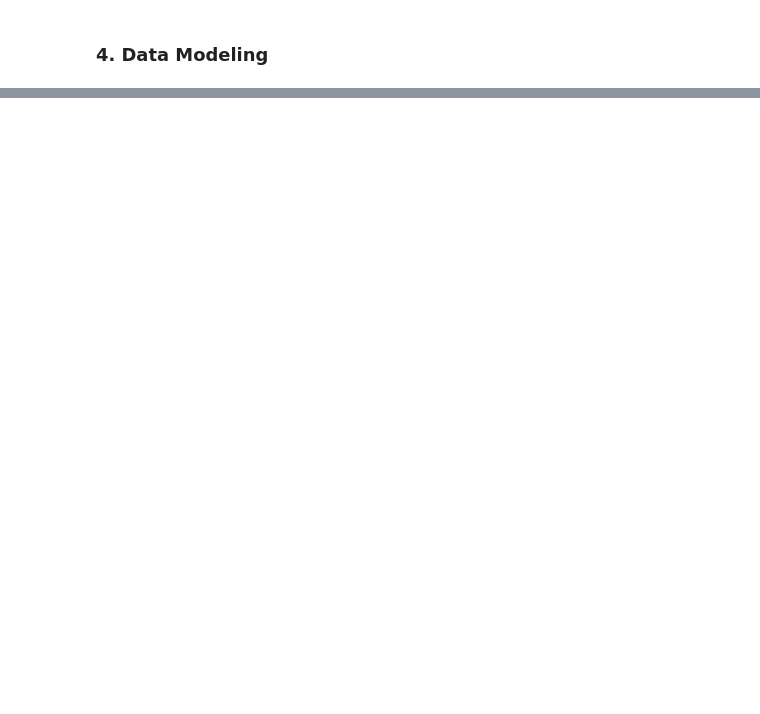
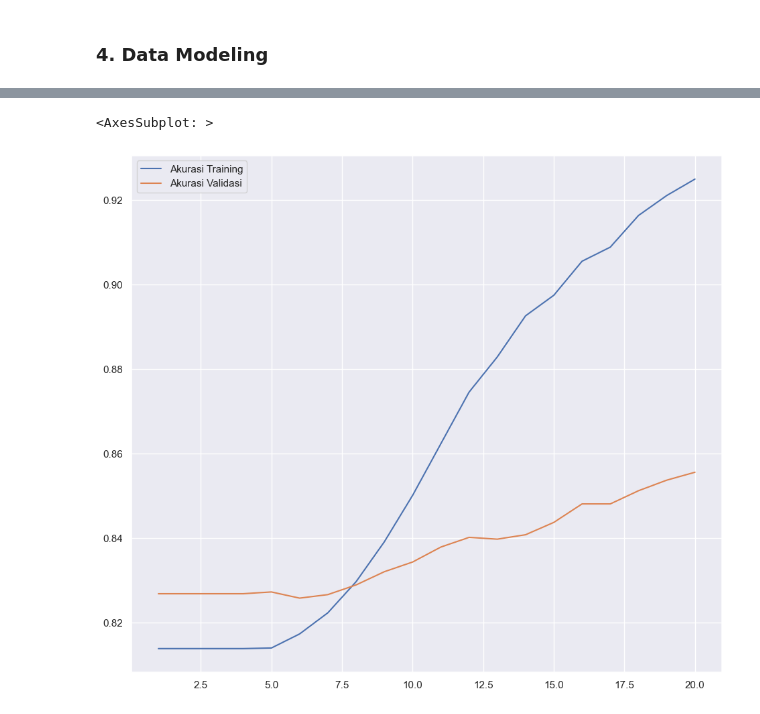
Before and after one commit to MirrorBottle/s3-kb-genshin-sentiment, a Jupyter notebook: main.ipynb, the cells around one changed output, grey strips where cells are left out. Cells and saved outputs as stored; diff of their text form; code cells hidden in the pictures; blank space fills up the shorter version.

```diff
--- a/main.ipynb
+++ b/main.ipynb
@@ -67,7 +97,7 @@ from tensorflow.keras.preprocessing.text import Tokenizer
 from tensorflow.keras.preprocessing.sequence import pad_sequences
 tokenizer = Tokenizer(oov_token="<OOV>")
 # %%
-x_train, x_test, y_train, y_test = train_test_split(df['content'], df['sentiments'], test_size=0.4)
+x_train, x_test, y_train, y_test = train_test_split(df['content'], df['sentiments'], test_size=0.4, shuffle=True)
 # %%
 import numpy as np
 training_sentences = []
@@ -215,0 +209,13 @@ array([[0.62189   ],
+# %%
+epochs = [i+1 for i in range(20)]
+
+sns.set_theme()
+
+plt.figure(figsize=(25,10))
+
+plt.subplot(1,2,1)
+sns.lineplot(x=epochs, y=history.history['accuracy'], label='Akurasi Training')
+sns.lineplot(x=epochs, y=history.history['val_accuracy'], label='Akurasi Validasi')
+# %% [output]
+<AxesSubplot: >
+[figure, added]
```
Also changed, not shown: parts of 19 cells of this notebook.
